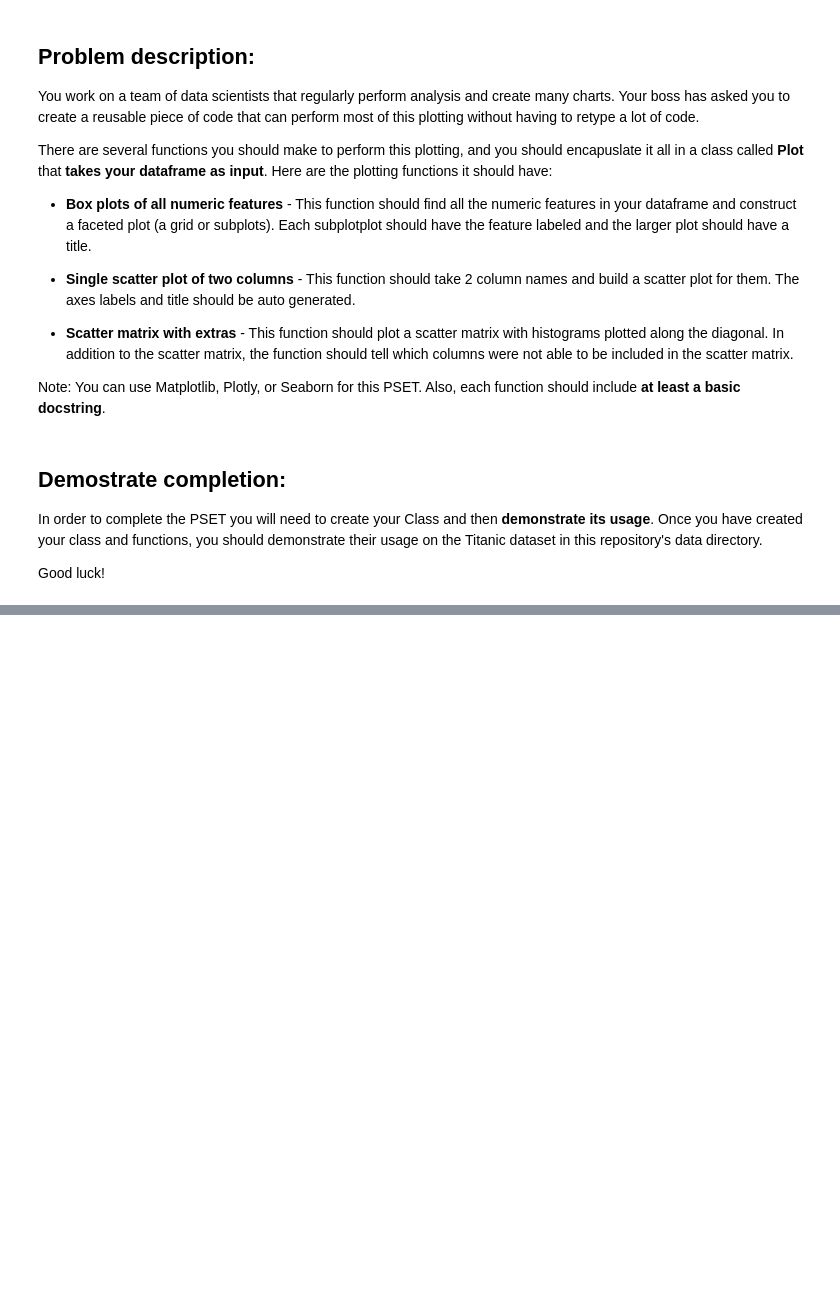
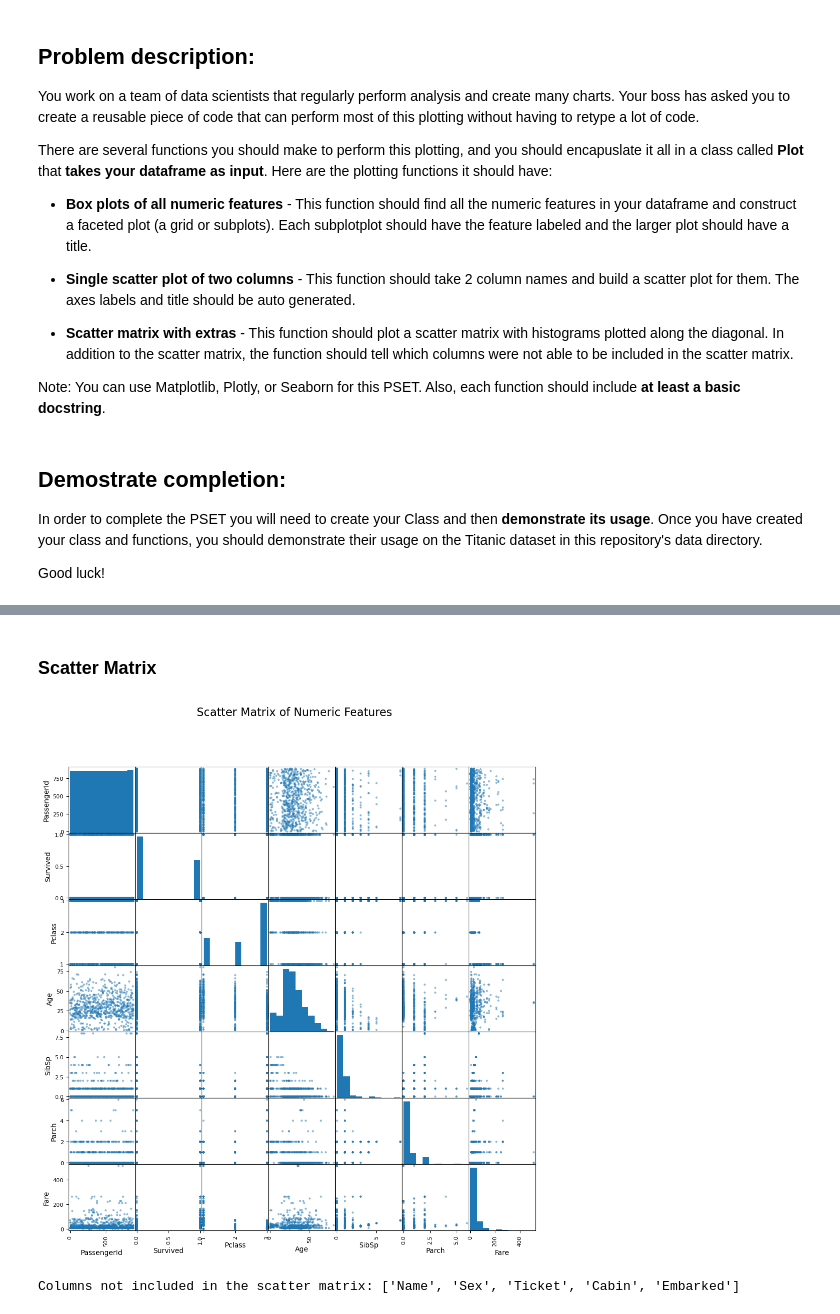
Before and after one commit to Tergelle/intermediate-python-fall-2024, a Jupyter notebook: Problem Sets/pset1.ipynb, the cells around one changed output, grey strips where cells are left out. Cells and saved outputs as stored; diff of their text form; code cells hidden in the pictures; blank space fills up the shorter version.

```diff
--- a/Problem Sets/pset1.ipynb
+++ b/Problem Sets/pset1.ipynb
@@ -33,0 +117,8 @@ Good luck!
+# %% [markdown]
+### Scatter Matrix
+# %%
+#Scatter Matrix with histograms
+plot.scatter_matrix()
+# %% [output]
+[figure, added]
+Columns not included in the scatter matrix: ['Name', 'Sex', 'Ticket', 'Cabin', 'Embarked']
```
Also changed, not shown: parts of 11 cells of this notebook, 8 other files.
